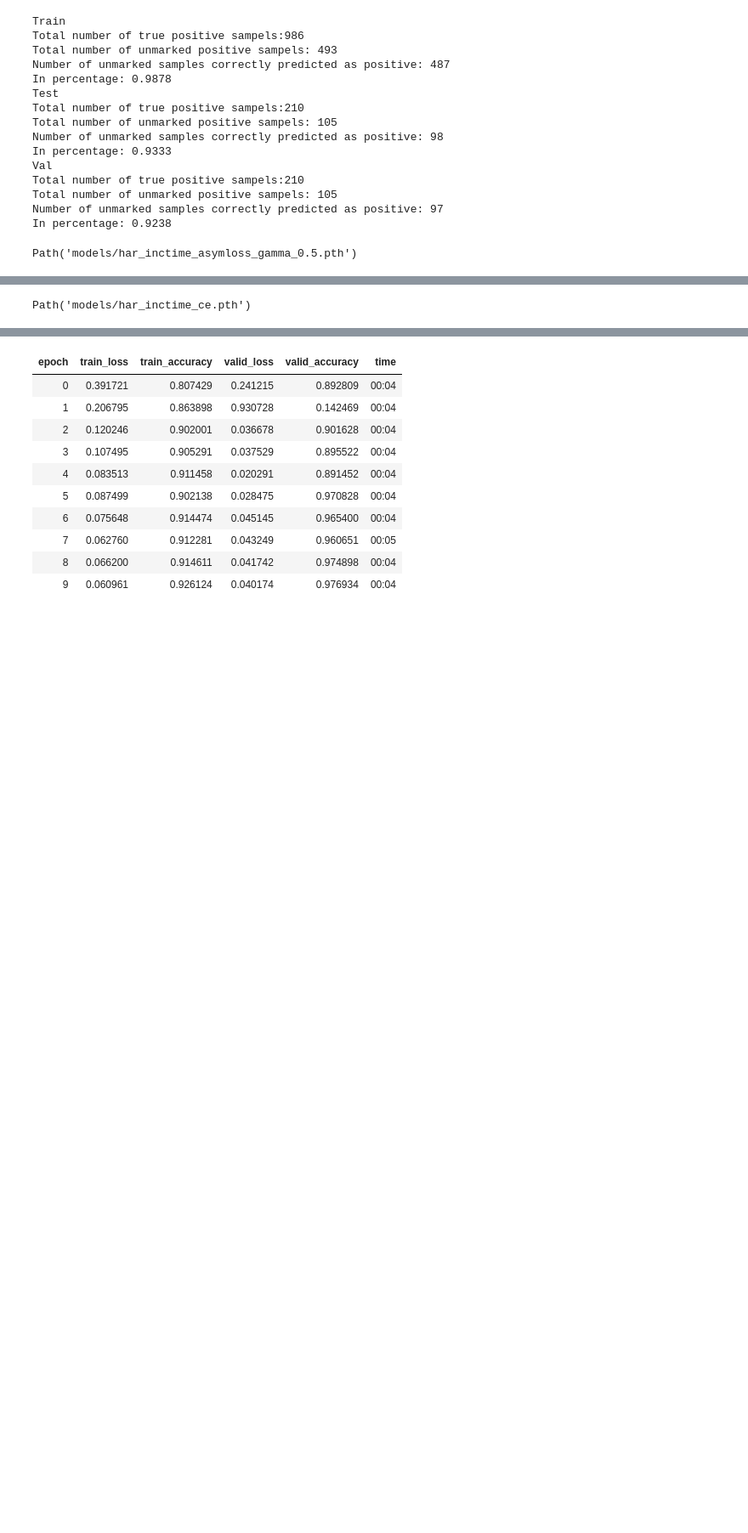
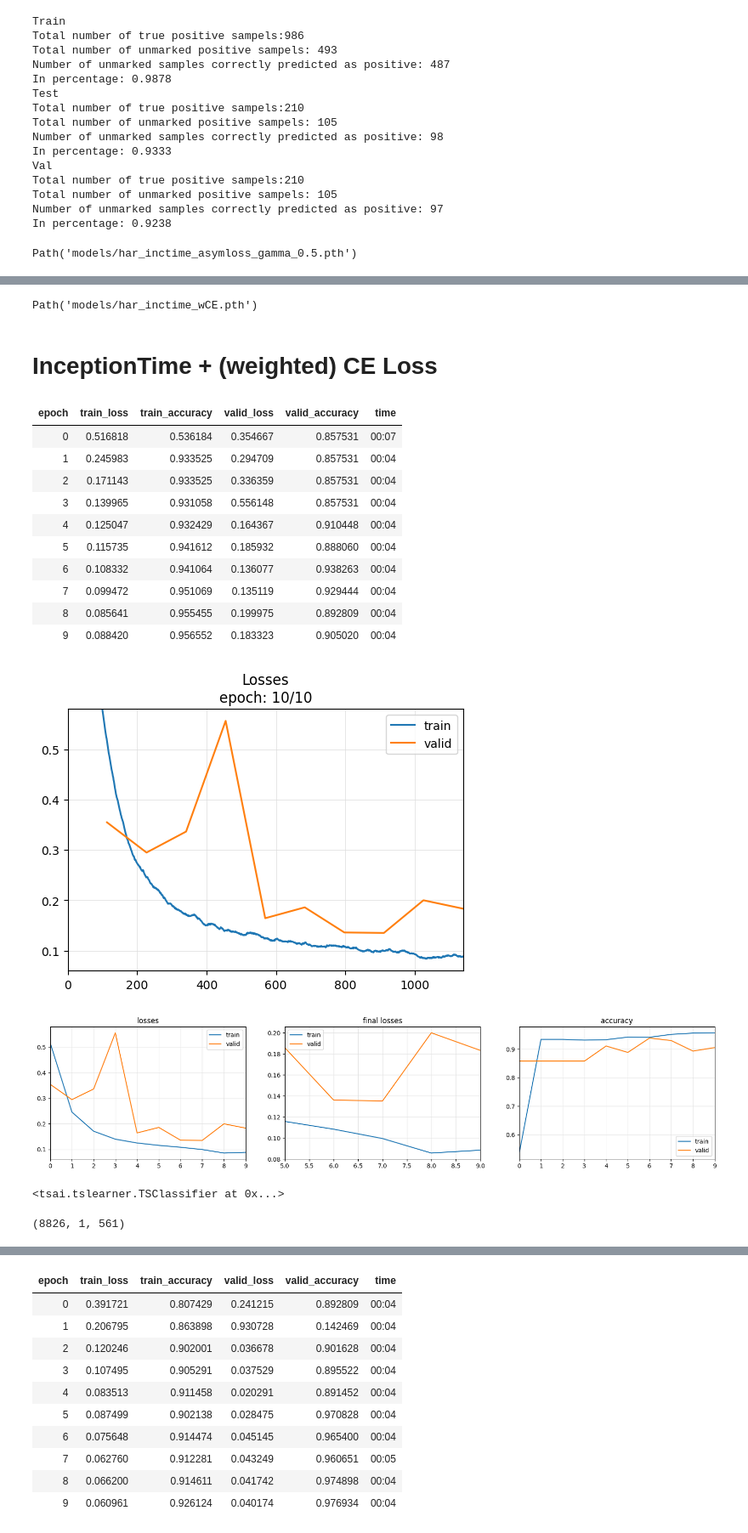
Before and after one commit to darosali/har-pu-learning, a Jupyter notebook: har_pu.ipynb, the cells around one changed output, grey strips where cells are left out. Shown at 85% size. Cells and saved outputs as stored; diff of their text form; code cells hidden in the pictures; blank space fills up the shorter version.

```diff
--- a/har_pu.ipynb
+++ b/har_pu.ipynb
@@ -1878,4 +2293,47 @@ In percentage: 0.8571
 # %%
-clf.save("har_inctime_ce")
+clf.save("har_inctime_wCE")
 # %% [output]
-Path('models/har_inctime_ce.pth')
+Path('models/har_inctime_wCE.pth')
+# %% [markdown]
+# InceptionTime + (weighted) CE Loss
+# %%
+from tsai.all import *
+
+criterion = nn.CrossEntropyLoss()
+X_all = np.concatenate([X_train, X_val]).astype(np.float32)
+y_all = np.concatenate([y_train_pu, y_val])
+
+splits = (list(range(len(y_train_pu))),
+          list(range(len(y_train_pu), len(y_all))))
+
+tfms = [None, TSClassification()]
+batch_tfms = TSStandardize(by_sample=True)
+
+clf = TSClassifier(X_all, y_all, splits=splits, arch="InceptionTimePlus", arch_config=dict(fc_dropout=.1),
+                   tfms=tfms, batch_tfms=batch_tfms,train_metrics=True, loss_func=criterion,
+                   metrics=accuracy, cbs=ShowGraph(), wd=1e-3)
+# %%
+clf.fit_one_cycle(10, 1e-4)
+# %% [output]
+| epoch | train_loss | train_accuracy | valid_loss | valid_accuracy | time |
+| 0 | 0.516818 | 0.536184 | 0.354667 | 0.857531 | 00:07 |
+| 1 | 0.245983 | 0.933525 | 0.294709 | 0.857531 | 00:04 |
+| 2 | 0.171143 | 0.933525 | 0.336359 | 0.857531 | 00:04 |
+| 3 | 0.139965 | 0.931058 | 0.556148 | 0.857531 | 00:04 |
+| 4 | 0.125047 | 0.932429 | 0.164367 | 0.910448 | 00:04 |
+| 5 | 0.115735 | 0.941612 | 0.185932 | 0.888060 | 00:04 |
+| 6 | 0.108332 | 0.941064 | 0.136077 | 0.938263 | 00:04 |
+| 7 | 0.099472 | 0.951069 | 0.135119 | 0.929444 | 00:04 |
+| 8 | 0.085641 | 0.955455 | 0.199975 | 0.892809 | 00:04 |
+| 9 | 0.088420 | 0.956552 | 0.183323 | 0.905020 | 00:04 |
+[figure, added]
+[figure, added]
+# %%
+clf.load("har_inctime_CE")
+# %% [output]
+<tsai.tslearner.TSClassifier at 0x...>
+# %%
+X_all = X_all.reshape(X_all.shape[0], 1, X_all.shape[1])
+X_all.shape
+# %% [output]
+(8826, 1, 561)
```
Also changed, not shown: parts of 79 cells of this notebook.
